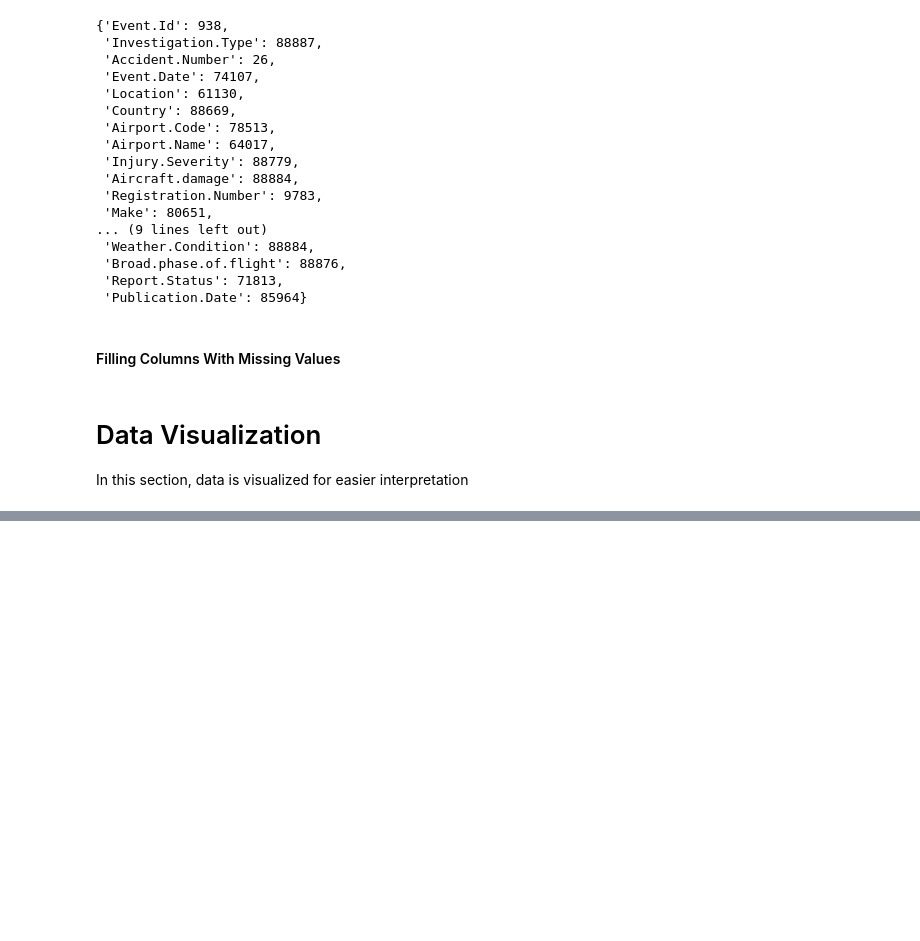
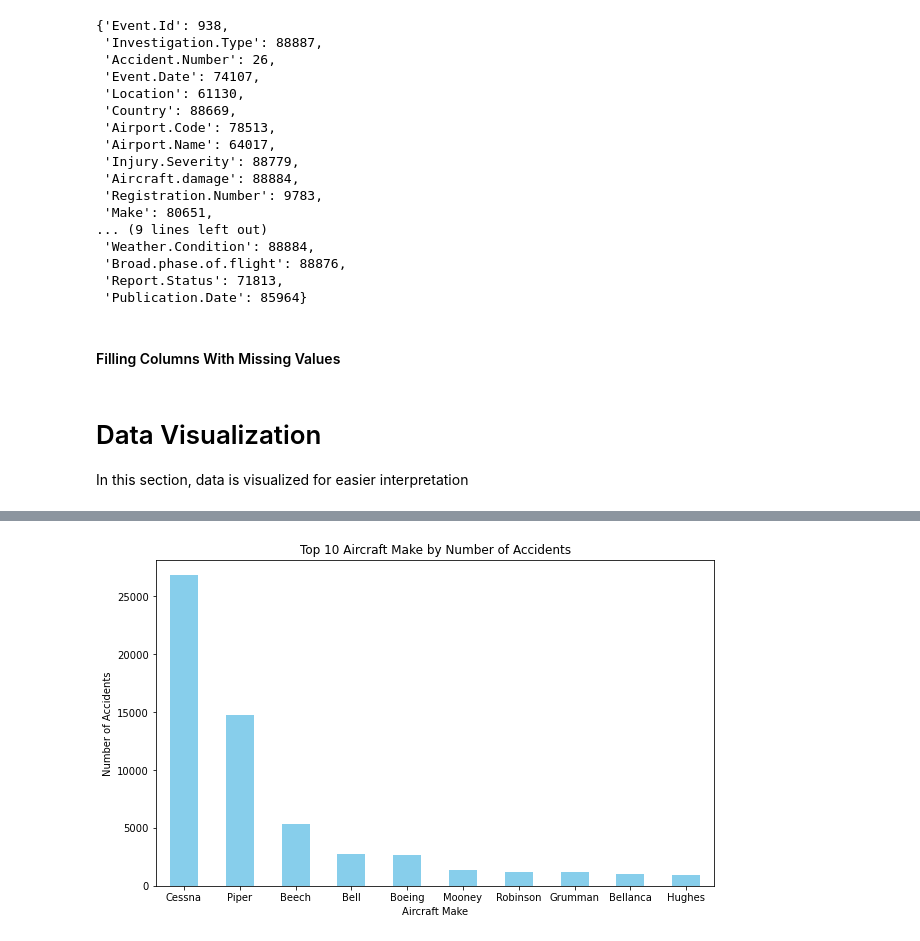
Before and after one commit to tracyotieno-1/dsc-phase-1-project-v3, a Jupyter notebook: student.ipynb, the cells around one changed output, grey strips where cells are left out. Cells and saved outputs as stored; diff of their text form; code cells hidden in the pictures; blank space fills up the shorter version.

```diff
--- a/student.ipynb
+++ b/student.ipynb
@@ -189,3 +189,0 @@ plt.show()
-# %%
-
-df['Make'] = df['Make'].str.lower()
@@ -368,0 +196,4 @@ plt.show()
+# %%
+# Change the column titles to avoid having more than 1 column with the same name but different cases
+
+df['Make'] = df['Make'].str.title()
@@ -368,0 +216,17 @@ plt.show()
+# %%
+# Group the dataframe by 'Make' and calculate the number of unique accidents for each make
+accidents_by_make = df.groupby('Make')['Accident.Number'].nunique()
+
+# Returns top 10 aircraft 'Makes' with the highest number of uniques accidents
+top_10_makes = accidents_by_make.nlargest(10)
+
+# Plot a bar graph to visualize the data
+plt.figure(figsize=(10, 6))
+top_10_makes.plot(kind='bar', color='skyblue')
+plt.title('Top 10 Aircraft Make by Number of Accidents')
+plt.xlabel('Aircraft Make')
+plt.ylabel('Number of Accidents')
+plt.xticks(rotation=0)
+plt.show()
+# %% [output]
+[figure, added]
```
Also changed, not shown: parts of 54 cells of this notebook.
